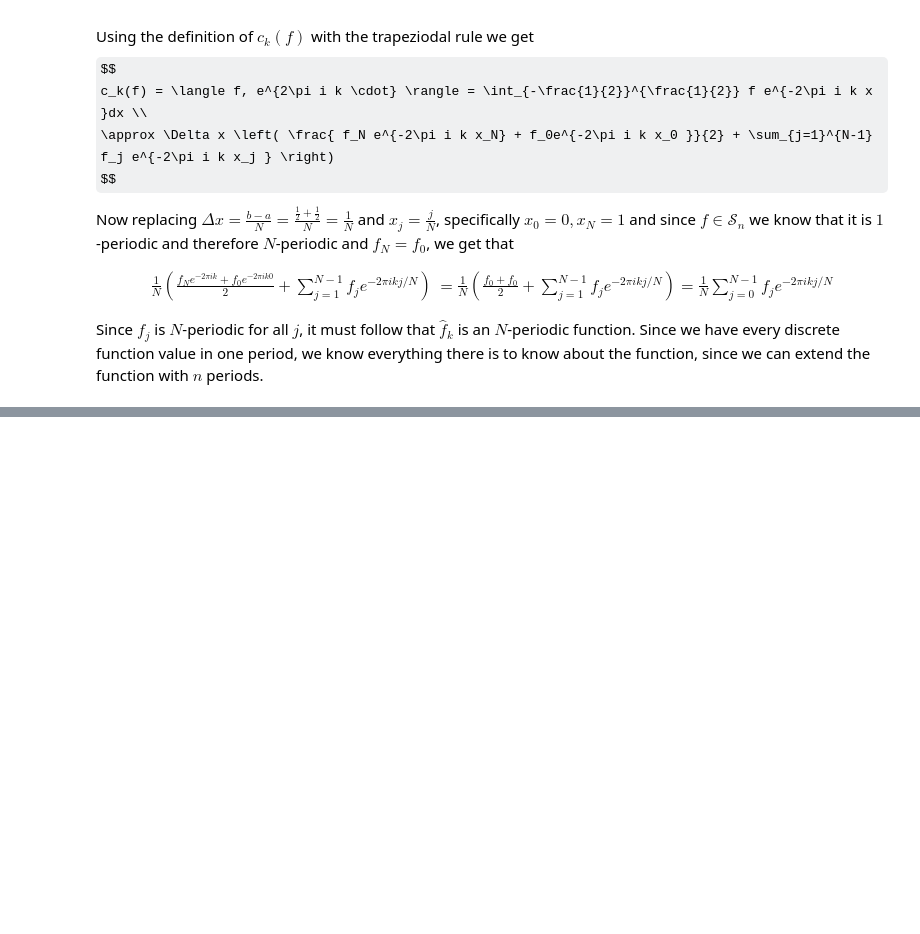
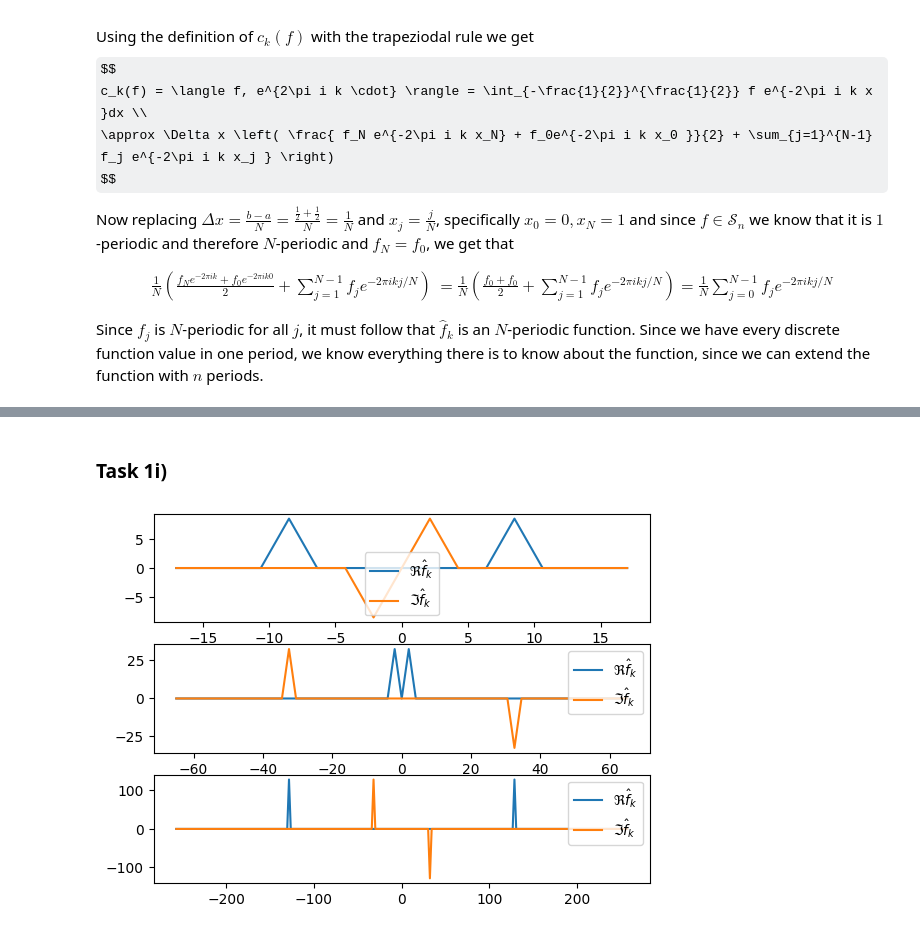
Before and after one commit to EmilKofoed/Prosjekt2-nummat, a Jupyter notebook: notebook.ipynb, the cells around one changed output, grey strips where cells are left out. Drawn from its saved outputs; the diff is of its cells as text; code cells hidden in the pictures; some formulas as TeX source; blank space fills up the shorter version.

```diff
--- a/notebook.ipynb
+++ b/notebook.ipynb
@@ -167,0 +190,13 @@ Since $f_j$ is $N$-periodic for all $j$, it must follow that $\hat{f}_k$ is an $
+# %% [markdown]
+### Task 1i)
+# %%
+a = -0.5
+plt.subplots(3,1)
+for i,n in enumerate([17,65,257]):
+    plt.subplot(3,1,i+1)
+    plt.plot(np.linspace(-n,n,n),fft.fftshift(transform(f2,n,-0.5)).real, label="$\Re \hat{f}_k$")
+    plt.plot(np.linspace(-n,n,n),fft.fftshift(transform(f2,n,-0.5)).imag, label="$\Im \hat{f}_k$")
+    plt.legend()
+plt.show()
+# %% [output]
+[figure, added]
```
Also changed, not shown: parts of 5 cells of this notebook.
